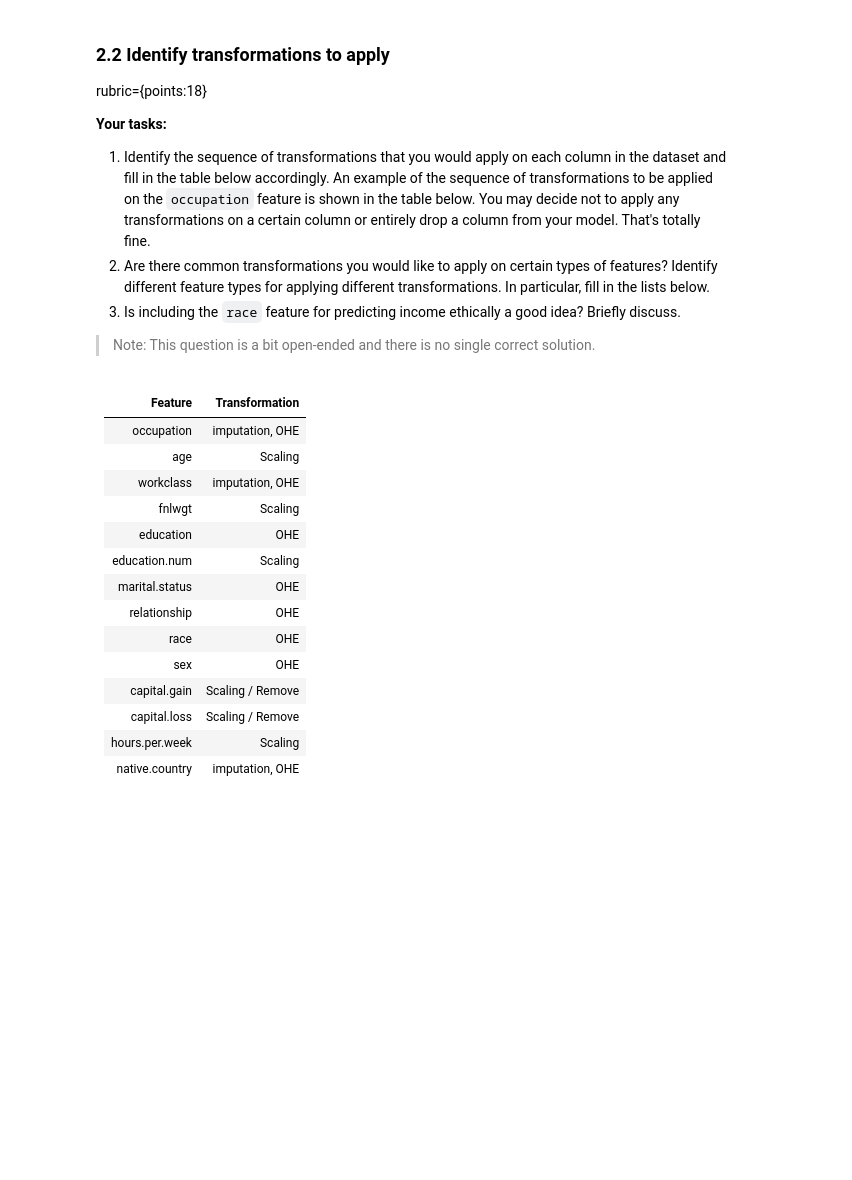
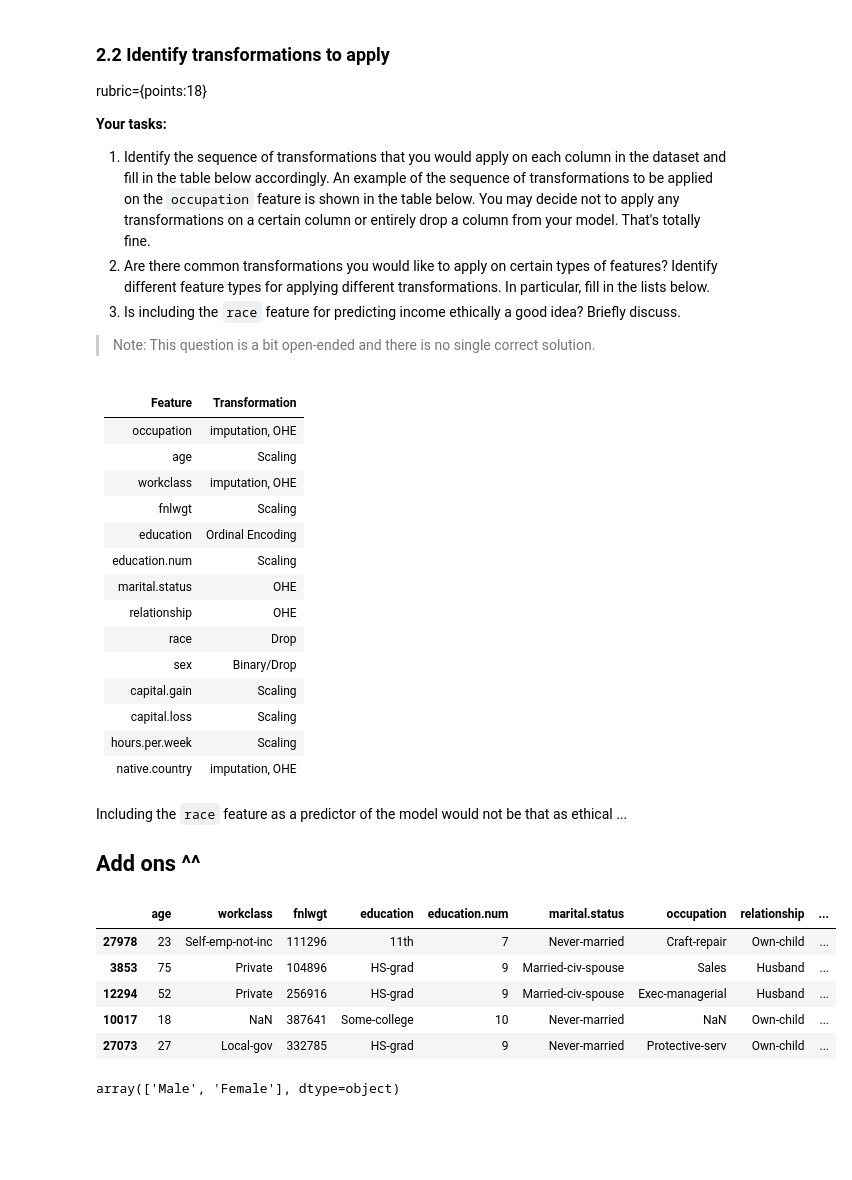
Before and after one commit to tonyliang19/cpsc330-2022s, a Jupyter notebook: hw/hw3/hw3.ipynb, the cells around one changed output. Saved outputs shown, nothing was run; the diff lists cells and outputs as text; code cells hidden in the pictures; blank space fills up the shorter version.

```diff
--- a/hw/hw3/hw3.ipynb
+++ b/hw/hw3/hw3.ipynb
@@ -175,14 +190,14 @@ rubric={points:18}
 | age | Scaling |
 | workclass | imputation, OHE |
 | fnlwgt | Scaling |
-| education | OHE |
+| education | Ordinal Encoding |
 | education.num | Scaling |
 | marital.status | OHE |
 | relationship | OHE |
-| race | OHE |
-| sex | OHE |
-| capital.gain | Scaling / Remove |
-| capital.loss | Scaling / Remove |
+| race | Drop |
+| sex | Binary/Drop |
+| capital.gain | Scaling  |
+| capital.loss | Scaling  |
 | hours.per.week | Scaling |
 | native.country | imputation, OHE |
 # %%
@@ -202,4 +218,22 @@ passthrough_features = ["sex"]
 target = "income"
+# %% [markdown]
+Including the `race` feature as a predictor of the model would not be that as ethical ...
+## Add ons ^^
+# %%
+train_df_nan.head()
+# %% [output]
+|  | age | workclass | fnlwgt | education | education.num | marital.status | occupation | relationship | ... |
+| 27978 | 23 | Self-emp-not-inc | 111296 | 11th | 7 | Never-married | Craft-repair | Own-child | ... |
+| 3853 | 75 | Private | 104896 | HS-grad | 9 | Married-civ-spouse | Sales | Husband | ... |
+| 12294 | 52 | Private | 256916 | HS-grad | 9 | Married-civ-spouse | Exec-managerial | Husband | ... |
+| 10017 | 18 | NaN | 387641 | Some-college | 10 | Never-married | NaN | Own-child | ... |
+| 27073 | 27 | Local-gov | 332785 | HS-grad | 9 | Never-married | Protective-serv | Own-child | ... |
+# %%
+col = "sex"
+# train_df_nan[[col]]
+train_df_nan[col].unique()
+# %% [output]
+array(['Male', 'Female'], dtype=object)
 # %% [markdown]
 <br><br>
 # %% [markdown]
```
Also changed, not shown: parts of 16 cells of this notebook, 4 other files.
